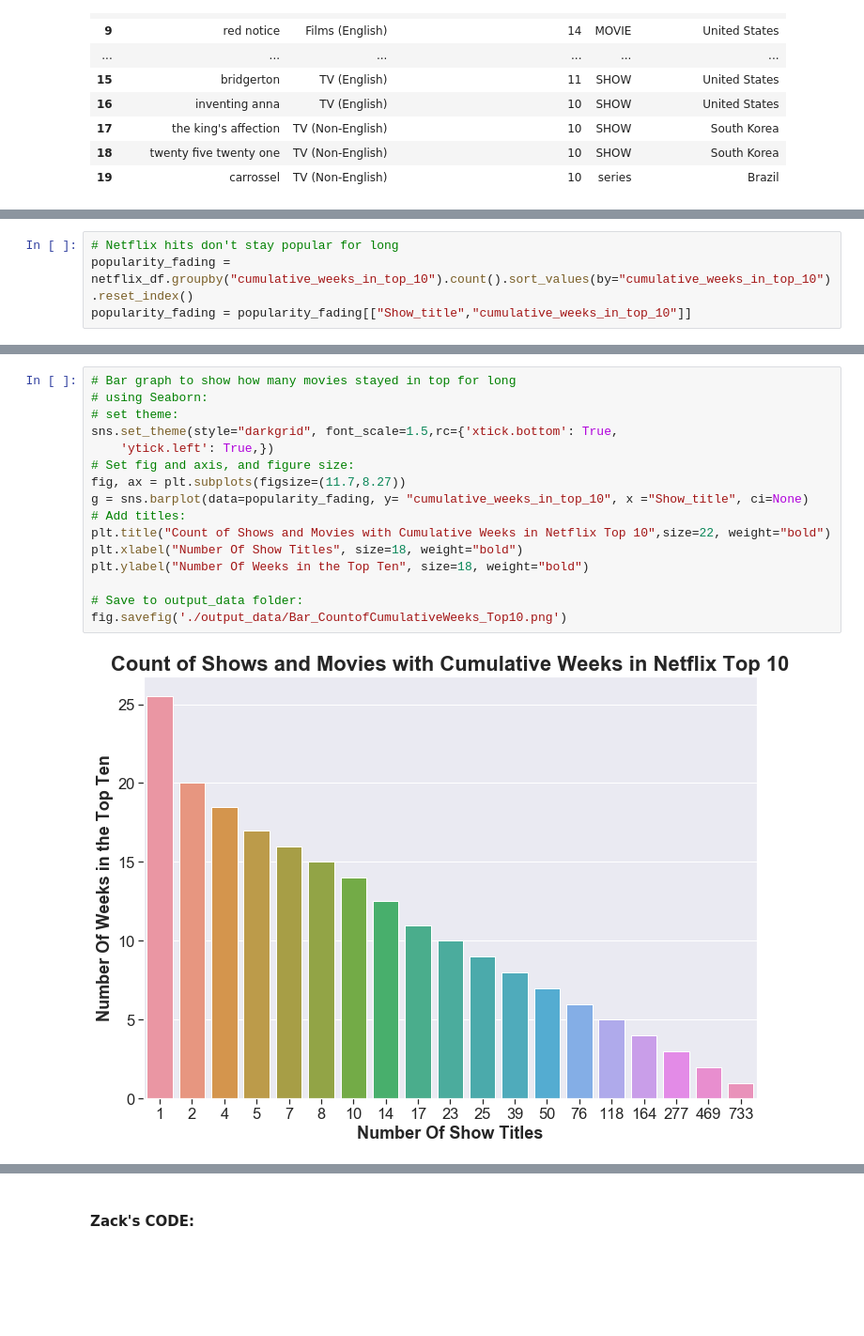
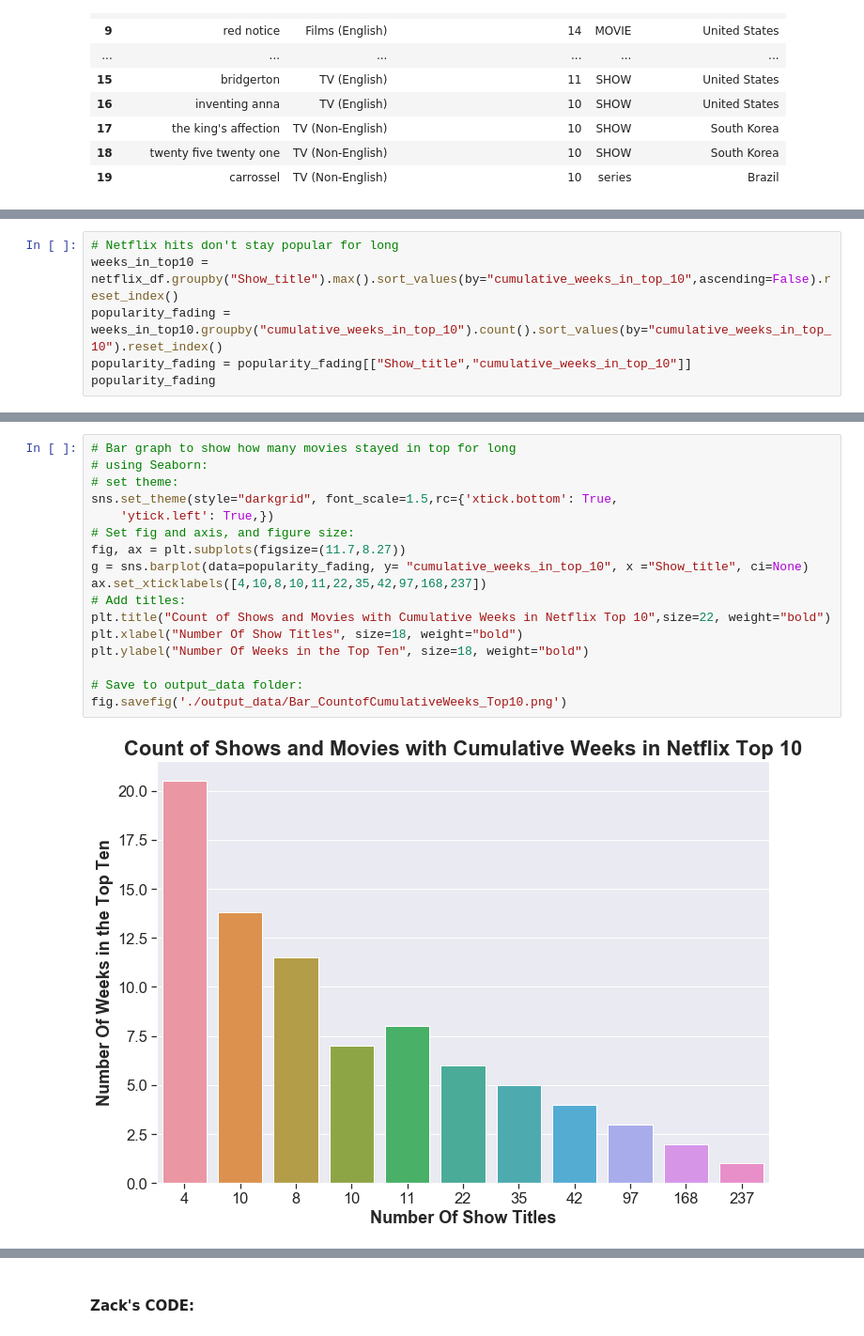
Before and after one commit to EdithLotterman/Project-1-Team-8, a Jupyter notebook: team8_netflix_proj1_Analysis.ipynb, the cells around one changed output, grey strips where cells are left out. Shown at 94% size. Cells and saved outputs as stored; diff of their text form; blank space fills up the shorter version.

```diff
--- a/team8_netflix_proj1_Analysis.ipynb
+++ b/team8_netflix_proj1_Analysis.ipynb
@@ -259,4 +261,6 @@ fig.savefig('./output_data/Bar_TopShowsMostWeeksTop10.png')
 # %%
 # Netflix hits don't stay popular for long
-popularity_fading = netflix_df.groupby("cumulative_weeks_in_top_10").count().sort_values(by="cumulative_weeks_in_top_10").reset_index()
+weeks_in_top10 = netflix_df.groupby("Show_title").max().sort_values(by="cumulative_weeks_in_top_10",ascending=False).reset_index()
+popularity_fading = weeks_in_top10.groupby("cumulative_weeks_in_top_10").count().sort_values(by="cumulative_weeks_in_top_10").reset_index()
 popularity_fading = popularity_fading[["Show_title","cumulative_weeks_in_top_10"]]
+popularity_fading
@@ -263,18 +285,19 @@ popularity_fading = popularity_fading[["Show_title","cumulative_weeks_in_top_10"
 # %%
 # Bar graph to show how many movies stayed in top for long
 # using Seaborn:
 # set theme:
 sns.set_theme(style="darkgrid", font_scale=1.5,rc={'xtick.bottom': True,
     'ytick.left': True,})
 # Set fig and axis, and figure size:
 fig, ax = plt.subplots(figsize=(11.7,8.27))
 g = sns.barplot(data=popularity_fading, y= "cumulative_weeks_in_top_10", x ="Show_title", ci=None)
+ax.set_xticklabels([4,10,8,10,11,22,35,42,97,168,237])
 # Add titles:
 plt.title("Count of Shows and Movies with Cumulative Weeks in Netflix Top 10",size=22, weight="bold")
 plt.xlabel("Number Of Show Titles", size=18, weight="bold")
 plt.ylabel("Number Of Weeks in the Top Ten", size=18, weight="bold")
 
 # Save to output_data folder:
 fig.savefig('./output_data/Bar_CountofCumulativeWeeks_Top10.png')
 # %% [output]
-[figure, old version]
+[figure, new version]
```
Also changed, not shown: parts of 12 cells of this notebook, 4 other files.
